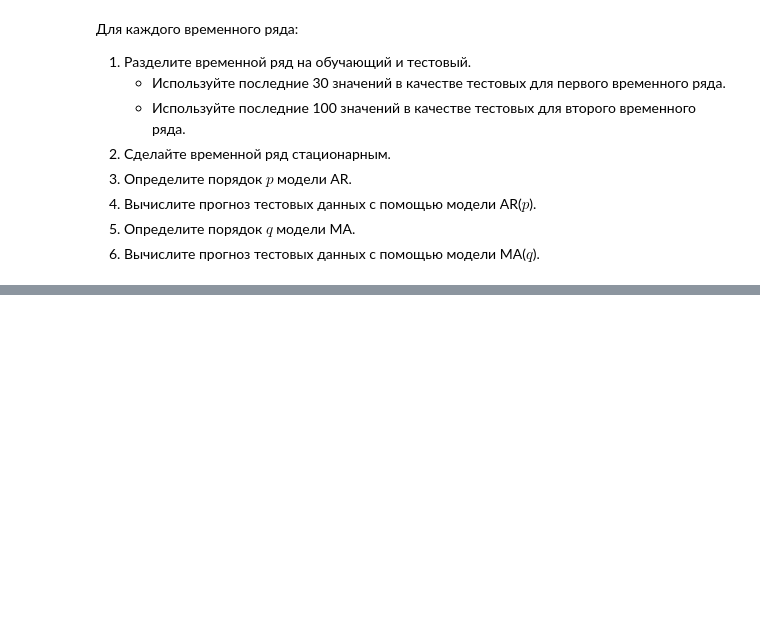
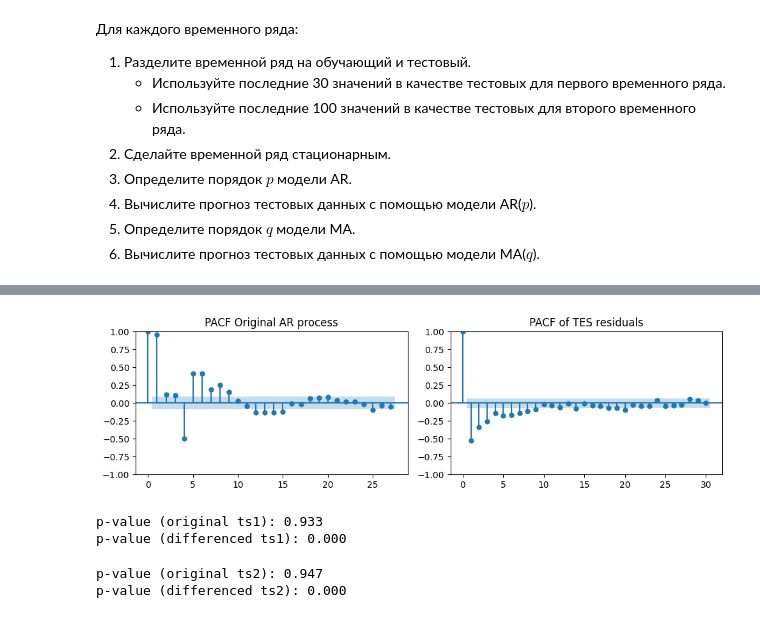
Before and after one commit to RinatHar/TimeSeries, a Jupyter notebook: 4 ar_ma.ipynb, the cells around one changed output, grey strips where cells are left out. Drawn from its saved outputs; the diff is of its cells as text; code cells hidden in the pictures; blank space fills up the shorter version.

```diff
--- a/4 ar_ma.ipynb
+++ b/4 ar_ma.ipynb
@@ -907,0 +940,28 @@ print(len(arma_ts2))
+# %%
+tes = ExponentialSmoothing(train_ts2, trend='add',
+                           seasonal='add', seasonal_periods=24).fit()
+trend_and_seasonality = tes.fittedvalues # Estimated trend and seasonality
+tes_resid = train_ts2 - trend_and_seasonality
+
+_, axes = plt.subplots(1, 2, figsize=(10, 3))
+plot_pacf(arma_ts1[:len(train_ts2)], ax=axes[0], title="PACF Original AR process")
+plot_pacf(tes_resid, ax=axes[1], title="PACF of TES residuals")
+plt.tight_layout();
+# %% [output]
+[figure, added]
+# %%
+_, pvalue_ts, _, _, _, _ = adfuller(train_ts1)
+_, pvalue_diff, _, _, _, _ = adfuller(diff_train_ts1)
+print(f"p-value (original ts1): {pvalue_ts:.3f}")
+print(f"p-value (differenced ts1): {pvalue_diff:.3f}")
+# %% [output]
+p-value (original ts1): 0.933
+p-value (differenced ts1): 0.000
+# %%
+_, pvalue_ts, _, _, _, _ = adfuller(train_ts2)
+_, pvalue_diff, _, _, _, _ = adfuller(tes_resid)
+print(f"p-value (original ts2): {pvalue_ts:.3f}")
+print(f"p-value (differenced ts2): {pvalue_diff:.3f}")
+# %% [output]
+p-value (original ts2): 0.947
+p-value (differenced ts2): 0.000
```
Also changed, not shown: parts of 35 cells of this notebook.
